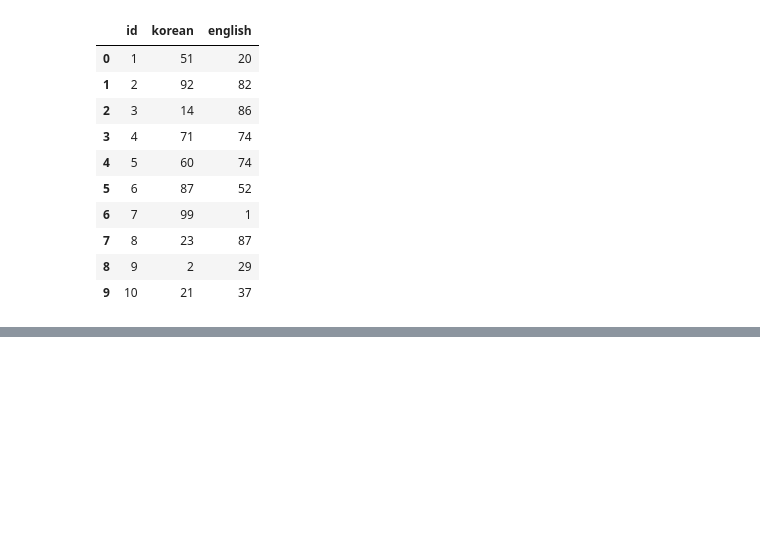
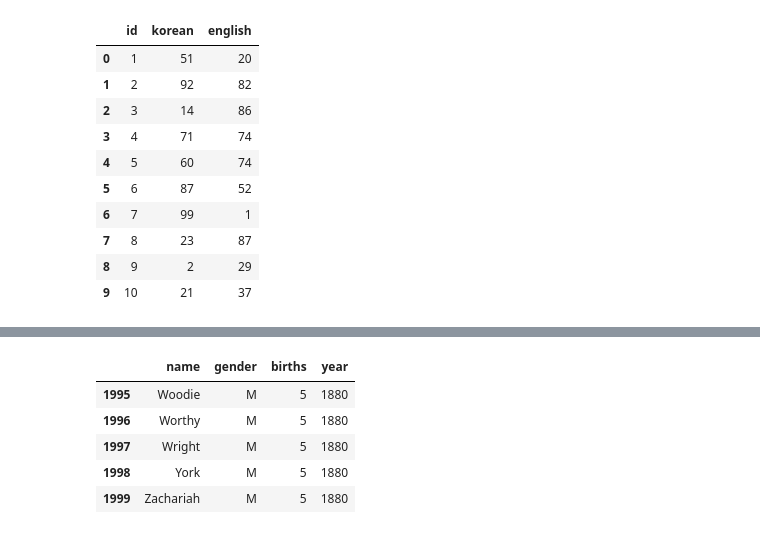
Before and after one commit to JakeOh/202504_itwill_oracle88, a Jupyter notebook: python22.ipynb, the cells around one changed output, grey strips where cells are left out. Saved outputs shown, nothing was run; the diff lists cells and outputs as text; code cells hidden in the pictures; blank space fills up the shorter version.

```diff
--- a/python22.ipynb
+++ b/python22.ipynb
@@ -55,0 +72,9 @@ df
+# %%
+yob1880.tail()
+# %% [output]
+|  | name | gender | births | year |
+| 1995 | Woodie | M | 5 | 1880 |
+| 1996 | Worthy | M | 5 | 1880 |
+| 1997 | Wright | M | 5 | 1880 |
+| 1998 | York | M | 5 | 1880 |
+| 1999 | Zachariah | M | 5 | 1880 |
```
Also changed, not shown: parts of 14 cells of this notebook.
